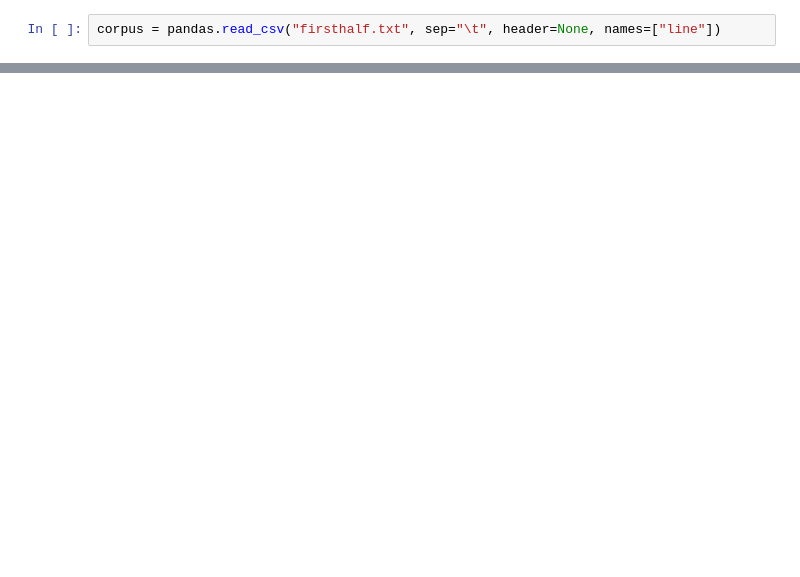
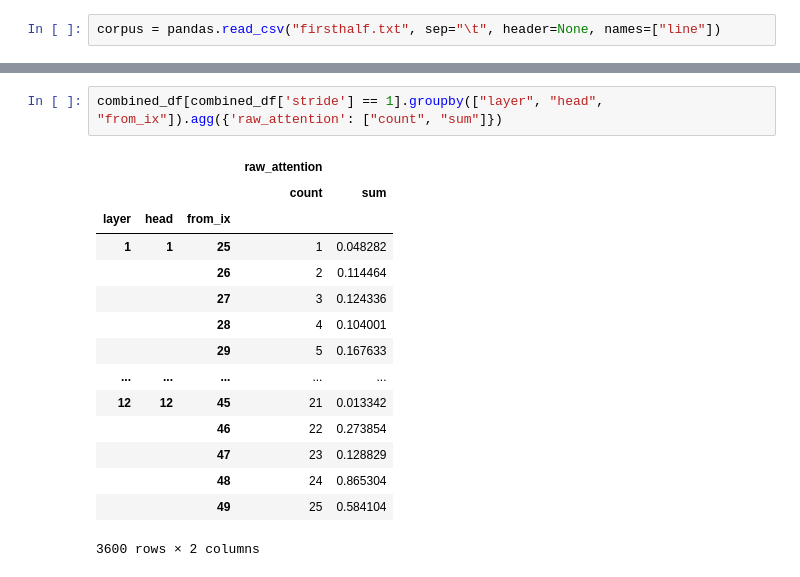
Before and after one commit to martijnvanbeers/nlp-attribution-notebooks, a Jupyter notebook: partofspeech_corpus-interactive.ipynb, the cells around one changed output, grey strips where cells are left out. Drawn from its saved outputs; the diff is of its cells as text; blank space fills up the shorter version.

```diff
--- a/partofspeech_corpus-interactive.ipynb
+++ b/partofspeech_corpus-interactive.ipynb
@@ -168,0 +301,18 @@ combined_df[
+# %%
+combined_df[combined_df['stride'] == 1].groupby(["layer", "head", "from_ix"]).agg({'raw_attention': ["count", "sum"]})
+# %% [output]
+|  |  |  | raw_attention |  |
+|  |  |  | count | sum |
+| layer | head | from_ix |  |  |
+| 1 | 1 | 25 | 1 | 0.048282 |
+|  |  | 26 | 2 | 0.114464 |
+|  |  | 27 | 3 | 0.124336 |
+|  |  | 28 | 4 | 0.104001 |
+|  |  | 29 | 5 | 0.167633 |
+| ... | ... | ... | ... | ... |
+| 12 | 12 | 45 | 21 | 0.013342 |
+|  |  | 46 | 22 | 0.273854 |
+|  |  | 47 | 23 | 0.128829 |
+|  |  | 48 | 24 | 0.865304 |
+|  |  | 49 | 25 | 0.584104 |
+3600 rows × 2 columns
```
Also changed, not shown: parts of 37 cells of this notebook, 1 other file.
